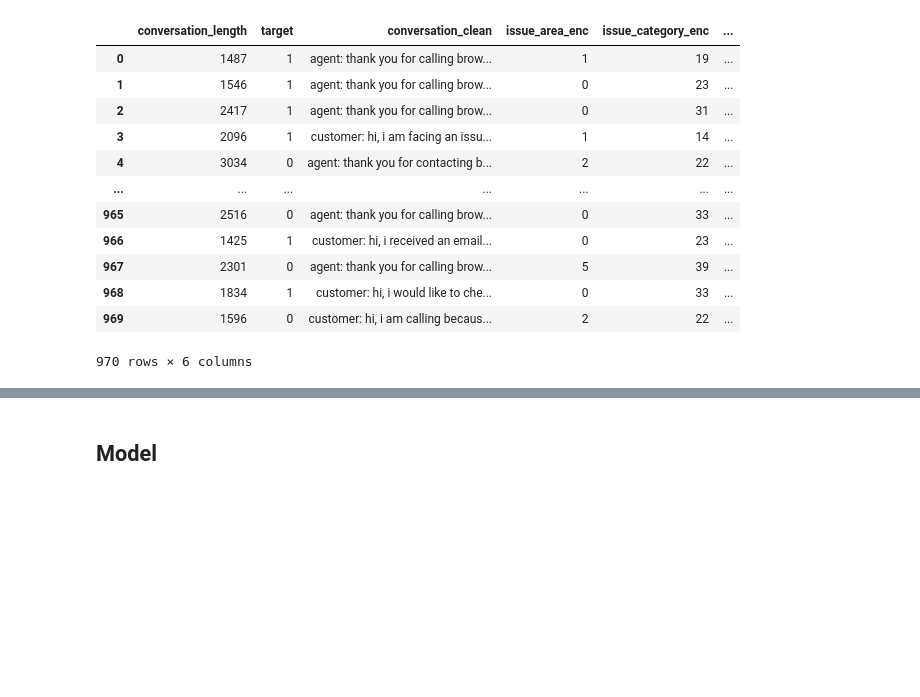
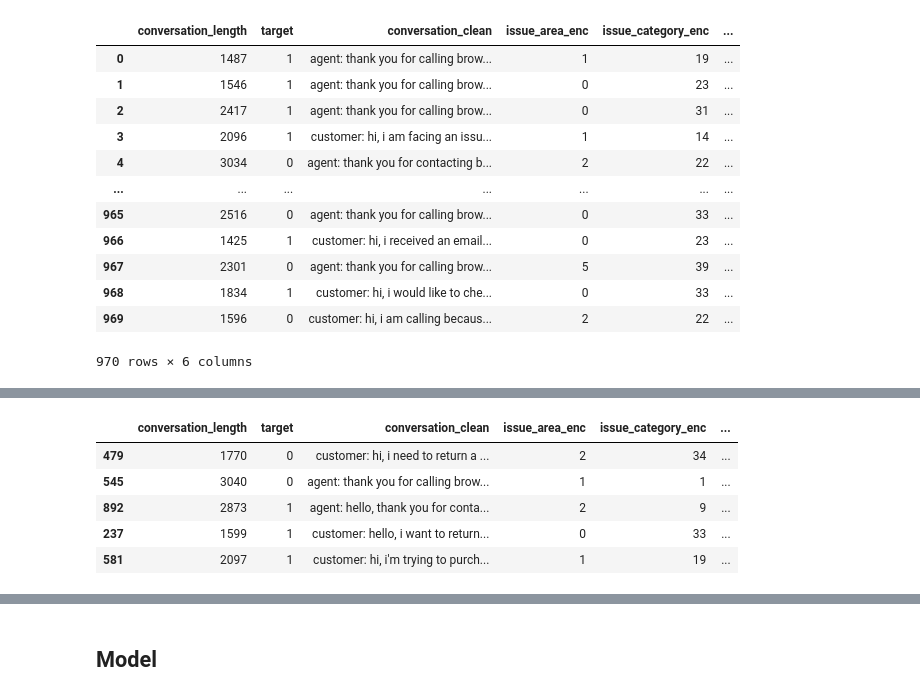
Before and after one commit to Ksksksksksksksks/di725_assignment1, a Jupyter notebook: sentiment-transformer.ipynb, the cells around one changed output, grey strips where cells are left out. Saved outputs shown, nothing was run; the diff lists cells and outputs as text; code cells hidden in the pictures; blank space fills up the shorter version.

```diff
--- a/sentiment-transformer.ipynb
+++ b/sentiment-transformer.ipynb
@@ -829,0 +873,11 @@ train_df
+# %%
+from sklearn.model_selection import train_test_split
+
+train_df, val_df = train_test_split(
+    train_df,
+    test_size=0.1,  # 10%
+    stratify=train_df['target'],  # save target proportions
+    random_state=42
+)
+
+print(f"Train size: {len(train_df)}, Validation size: {len(val_df)}")
@@ -831,0 +1066,9 @@ train_df
+# %%
+train_df.head()
+# %% [output]
+|  | conversation_length | target | conversation_clean | issue_area_enc | issue_category_enc | ... |
+| 479 | 1770 | 0 | customer: hi, i need to return a ... | 2 | 34 | ... |
+| 545 | 3040 | 0 | agent: thank you for calling brow... | 1 | 1 | ... |
+| 892 | 2873 | 1 | agent: hello, thank you for conta... | 2 | 9 | ... |
+| 237 | 1599 | 1 | customer: hello, i want to return... | 0 | 33 | ... |
+| 581 | 2097 | 1 | customer: hi, i'm trying to purch... | 1 | 19 | ... |
```
Also changed, not shown: parts of 29 cells of this notebook.
